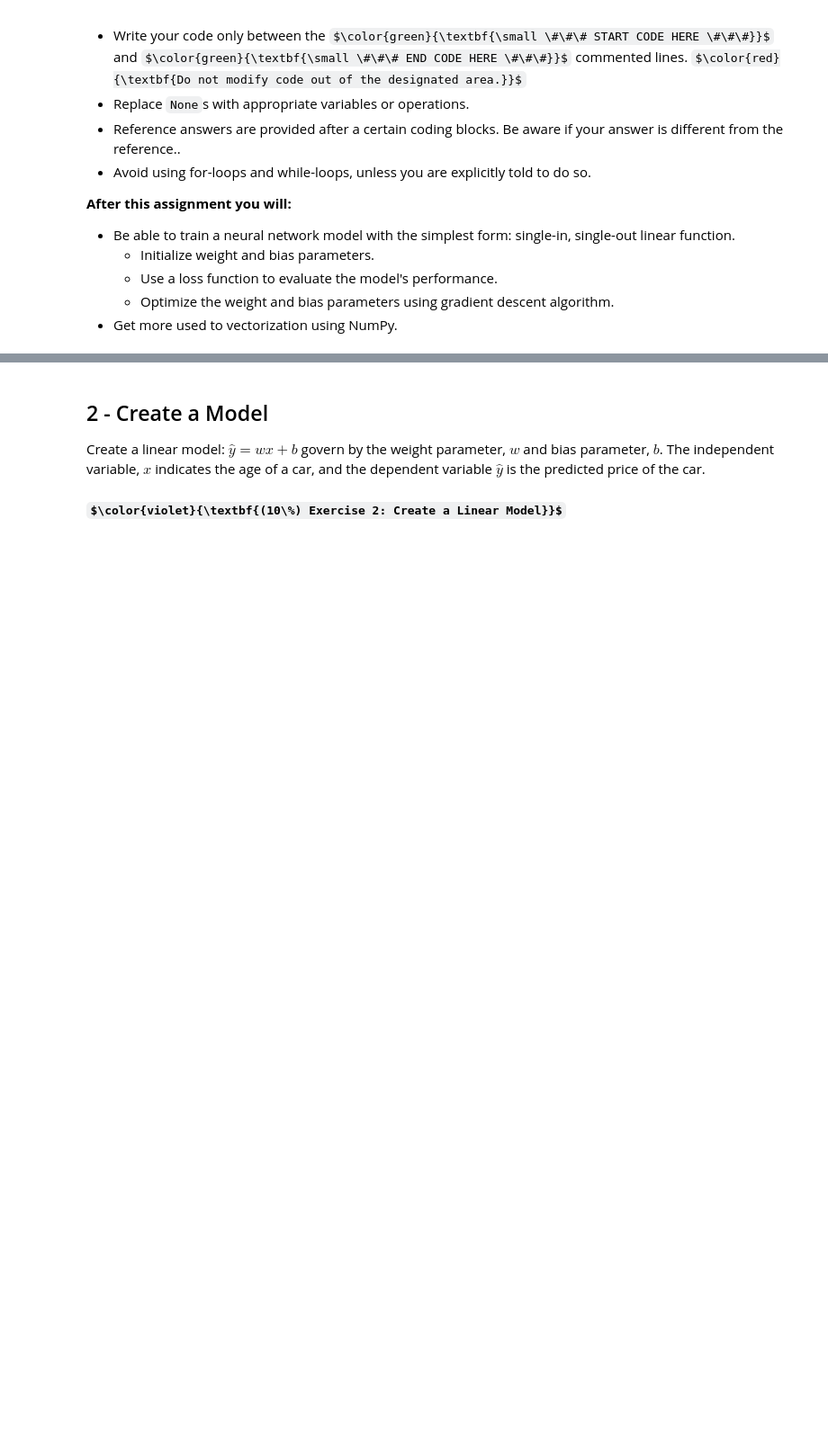
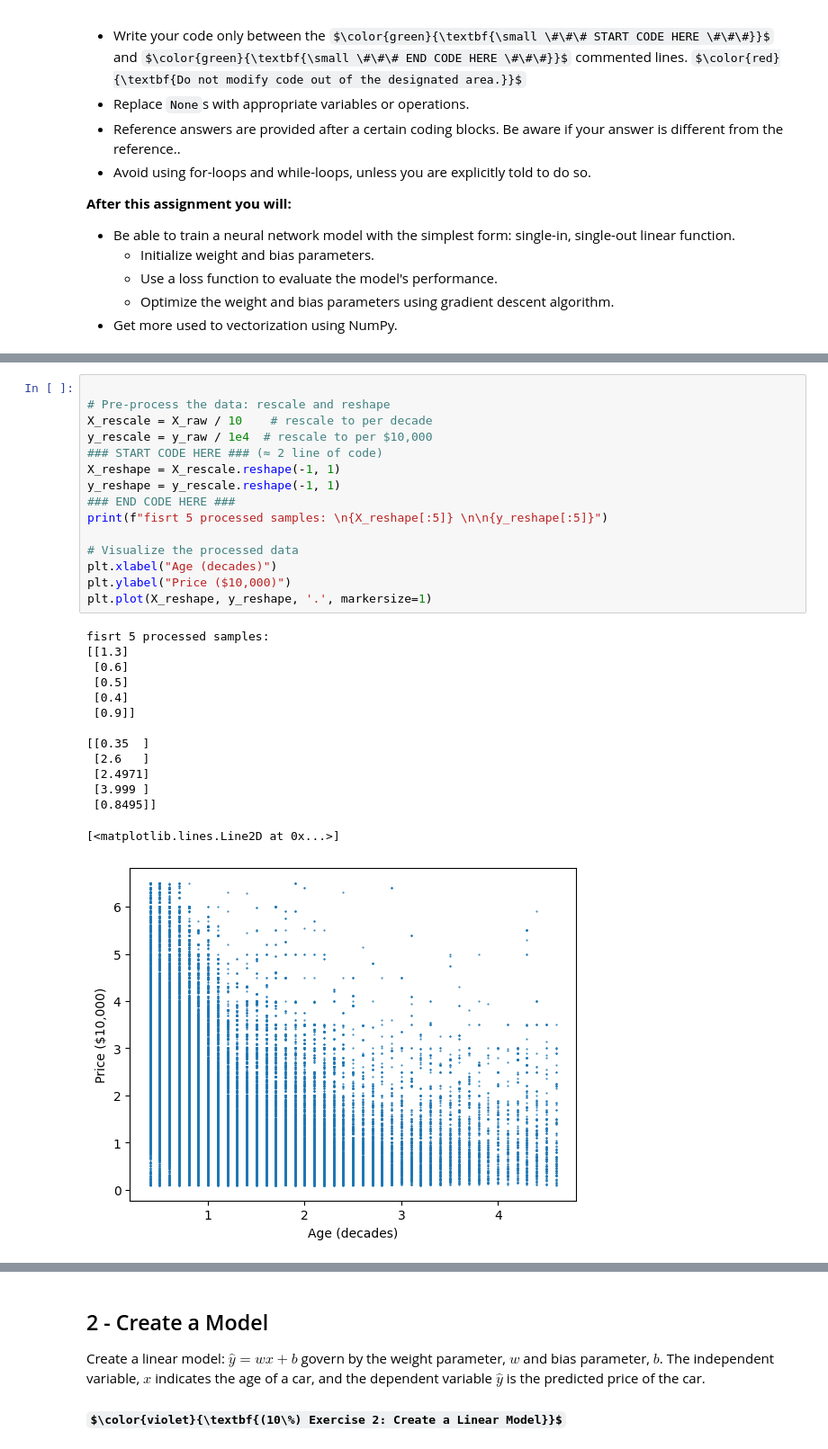
Before and after one commit to linzhangUCA/3321tpl-linear_model, a Jupyter notebook: linear_model.ipynb, the cells around one changed output, grey strips where cells are left out. Shown at 90% size. Saved outputs shown, nothing was run; the diff lists cells and outputs as text; some formulas as TeX source; blank space fills up the shorter version.

```diff
--- a/linear_model.ipynb
+++ b/linear_model.ipynb
@@ -78,0 +59,30 @@ fisrt 5 processed labels: [[0.35  ]
+# %%
+
+# Pre-process the data: rescale and reshape
+X_rescale = X_raw / 10    # rescale to per decade
+y_rescale = y_raw / 1e4  # rescale to per $10,000
+### START CODE HERE ### (≈ 2 line of code)
+X_reshape = X_rescale.reshape(-1, 1)
+y_reshape = y_rescale.reshape(-1, 1)
+### END CODE HERE ###
+print(f"fisrt 5 processed samples: \n{X_reshape[:5]} \n\n{y_reshape[:5]}")
+
+# Visualize the processed data
+plt.xlabel("Age (decades)")
+plt.ylabel("Price ($10,000)")
+plt.plot(X_reshape, y_reshape, '.', markersize=1)
+# %% [output]
+fisrt 5 processed samples:
+[[1.3]
+ [0.6]
+ [0.5]
+ [0.4]
+ [0.9]]
+
+[[0.35  ]
+ [2.6   ]
+ [2.4971]
+ [3.999 ]
+ [0.8495]]
+[<matplotlib.lines.Line2D at 0x...>]
+[figure, added]
```
Also changed, not shown: parts of 11 cells of this notebook.
